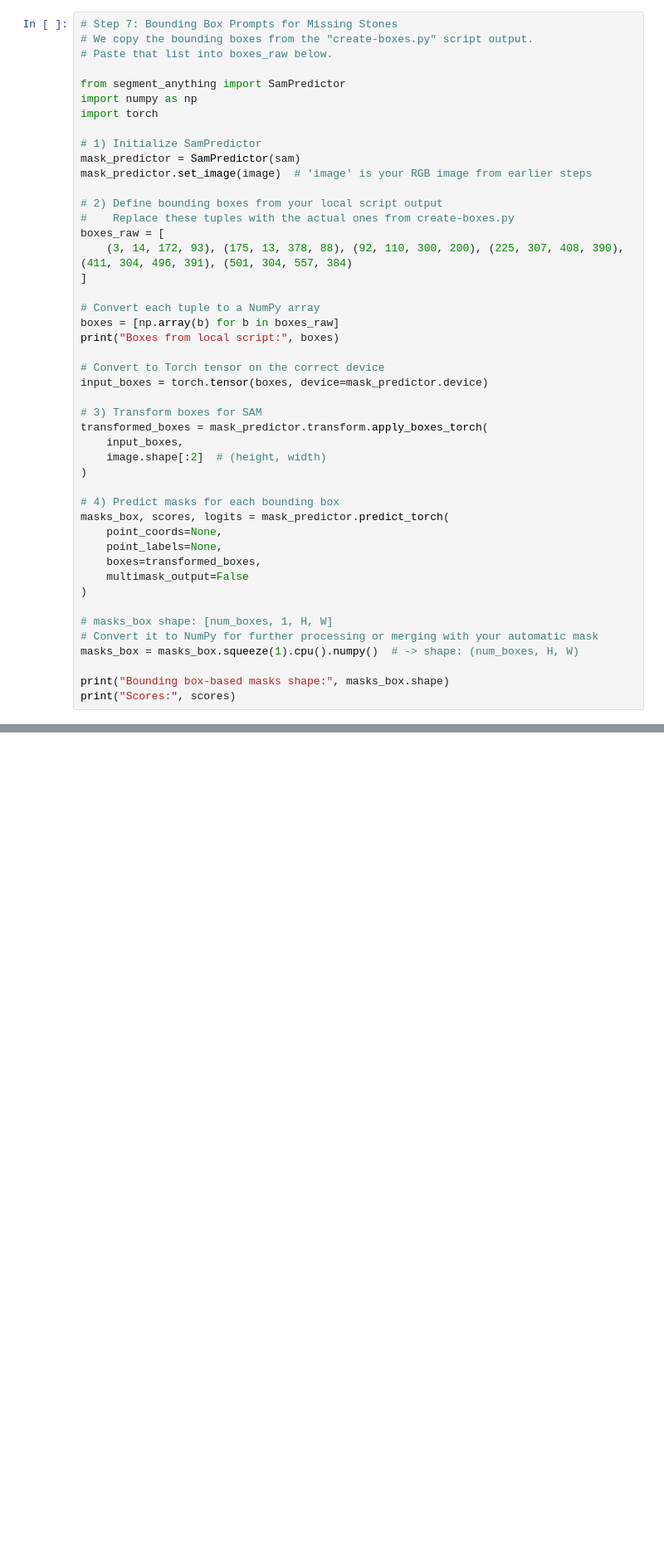
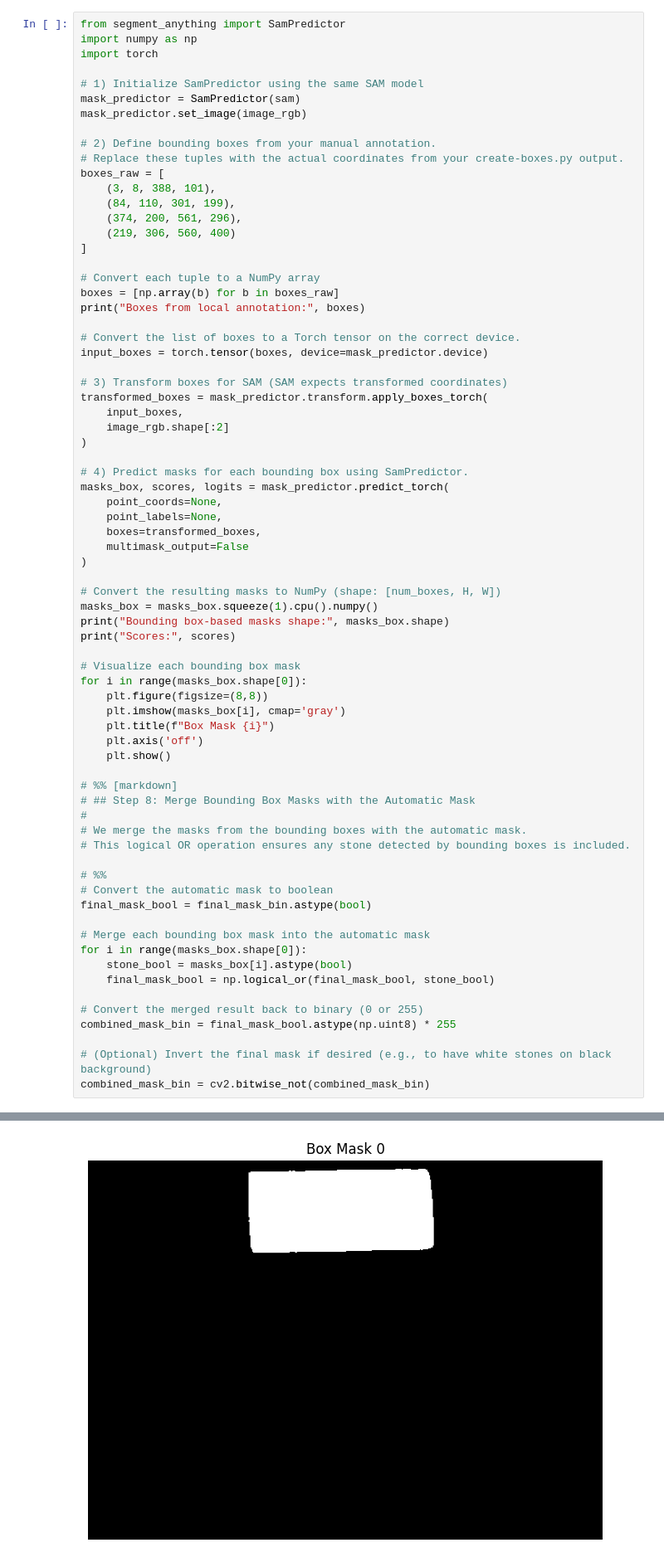
Before and after one commit to jean-hy/chambord-castle-stone-segmentation, a Jupyter notebook: notebooks/automatic_mask_generator_example.ipynb, the cells around one changed output, grey strips where cells are left out. Shown at 83% size. Cells and saved outputs as stored; diff of their text form; blank space fills up the shorter version.

```diff
--- a/notebooks/automatic_mask_generator_example.ipynb
+++ b/notebooks/automatic_mask_generator_example.ipynb
@@ -124,36 +188,35 @@ plt.show()
 # %%
-# Step 7: Bounding Box Prompts for Missing Stones
-# We copy the bounding boxes from the "create-boxes.py" script output.
-# Paste that list into boxes_raw below.
-
 from segment_anything import SamPredictor
 import numpy as np
 import torch
 
-# 1) Initialize SamPredictor
+# 1) Initialize SamPredictor using the same SAM model
 mask_predictor = SamPredictor(sam)
-mask_predictor.set_image(image)  # 'image' is your RGB image from earlier steps
+mask_predictor.set_image(image_rgb)
 
-# 2) Define bounding boxes from your local script output
-#    Replace these tuples with the actual ones from create-boxes.py
+# 2) Define bounding boxes from your manual annotation.
+# Replace these tuples with the actual coordinates from your create-boxes.py output.
 boxes_raw = [
-    (3, 14, 172, 93), (175, 13, 378, 88), (92, 110, 300, 200), (225, 307, 408, 390), (411, 304, 496, 391), (501, 304, 557, 384)
+    (3, 8, 388, 101),
+    (84, 110, 301, 199),
+    (374, 200, 561, 296),
+    (219, 306, 560, 400)
 ]
 
 # Convert each tuple to a NumPy array
 boxes = [np.array(b) for b in boxes_raw]
-print("Boxes from local script:", boxes)
+print("Boxes from local annotation:", boxes)
 
-# Convert to Torch tensor on the correct device
+# Convert the list of boxes to a Torch tensor on the correct device.
 input_boxes = torch.tensor(boxes, device=mask_predictor.device)
 
-# 3) Transform boxes for SAM
+# 3) Transform boxes for SAM (SAM expects transformed coordinates)
 transformed_boxes = mask_predictor.transform.apply_boxes_torch(
     input_boxes,
-    image.shape[:2]  # (height, width)
+    image_rgb.shape[:2]
 )
 
-# 4) Predict masks for each bounding box
+# 4) Predict masks for each bounding box using SamPredictor.
 masks_box, scores, logits = mask_predictor.predict_torch(
     point_coords=None,
     point_labels=None,
@@ -161,9 +224,37 @@ masks_box, scores, logits = mask_predictor.predict_torch(
     multimask_output=False
 )
 
-# masks_box shape: [num_boxes, 1, H, W]
-# Convert it to NumPy for further processing or merging with your automatic mask
-masks_box = masks_box.squeeze(1).cpu().numpy()  # -> shape: (num_boxes, H, W)
-
+# Convert the resulting masks to NumPy (shape: [num_boxes, H, W])
+masks_box = masks_box.squeeze(1).cpu().numpy()
 print("Bounding box-based masks shape:", masks_box.shape)
 print("Scores:", scores)
+
+# Visualize each bounding box mask
+for i in range(masks_box.shape[0]):
+    plt.figure(figsize=(8,8))
+    plt.imshow(masks_box[i], cmap='gray')
+    plt.title(f"Box Mask {i}")
+    plt.axis('off')
+    plt.show()
+
+# %% [markdown]
+# ## Step 8: Merge Bounding Box Masks with the Automatic Mask
+#
+# We merge the masks from the bounding boxes with the automatic mask.
+# This logical OR operation ensures any stone detected by bounding boxes is included.
+
+# %%
+# Convert the automatic mask to boolean
+final_mask_bool = final_mask_bin.astype(bool)
+
+# Merge each bounding box mask into the automatic mask
+for i in range(masks_box.shape[0]):
+    stone_bool = masks_box[i].astype(bool)
+    final_mask_bool = np.logical_or(final_mask_bool, stone_bool)
+
+# Convert the merged result back to binary (0 or 255)
+combined_mask_bin = final_mask_bool.astype(np.uint8) * 255
+
+# (Optional) Invert the final mask if desired (e.g., to have white stones on black background)
+combined_mask_bin = cv2.bitwise_not(combined_mask_bin)
+# %% [output]
@@ -169,0 +267 @@ print("Scores:", scores)
+[figure, added]
```
Also changed, not shown: parts of 28 cells of this notebook.
